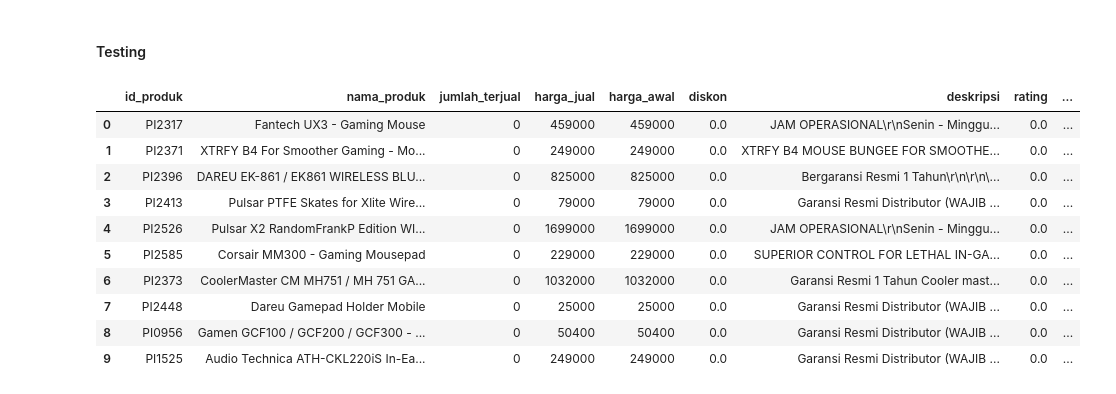
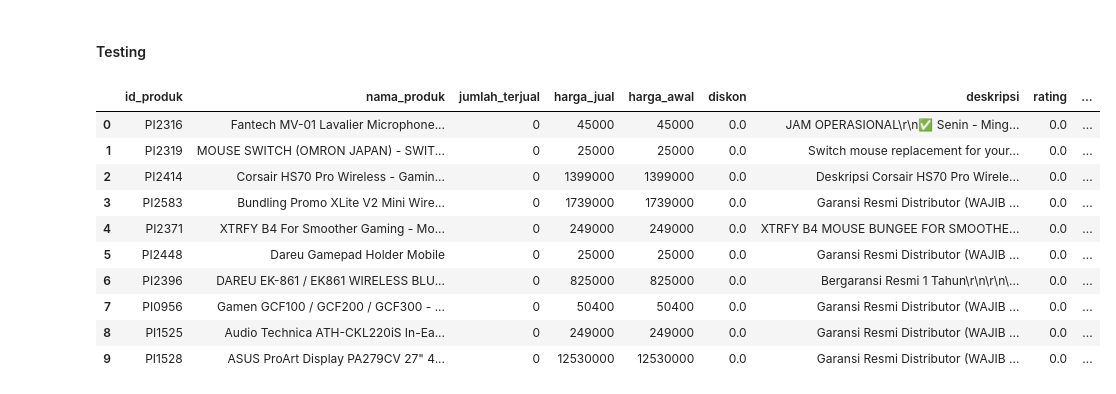
Before and after one commit to picessakresna/GoodGamingShop-Recommendation-Website, a Jupyter notebook: final-project/data-analysis/analysis-goodgamingshop1 (1).ipynb, the cells around one changed output. Saved outputs shown, nothing was run; the diff lists cells and outputs as text; code cells hidden in the pictures.

```diff
--- a/final-project/data-analysis/analysis-goodgamingshop1 (1).ipynb
+++ b/final-project/data-analysis/analysis-goodgamingshop1 (1).ipynb
@@ -488,8 +488,8 @@ def get_recommendations(product_ids, user_id, df_products, df_reviews, pivot_tab
 # %%
 product_ids = ['PI0088', 'PI0188']
 user_id = 'UI0008'
-recommendations = get_recommendations(product_ids, user_id, df_products, df_reviews, pivot_table, indices, cosine_sim_tfidf, num_scores, cosine_sim_cf, algo, 10)
+recommendations = get_recommendations(product_ids, user_id, df_products, df_reviews, pivot_table, indices, cosine_sim_tfidf, num_scores, cosine_sim_cf, algo, 120)
 recommendations = pd.json_normalize(recommendations)
-recommendations
+recommendations.head(10)
 # %% [output]
 |  | id_produk | nama_produk | jumlah_terjual | harga_jual | harga_awal | diskon | deskripsi | rating | ... |
@@ -572,8 +582,8 @@ def get_user_based_recommendations(user_id, df_products, pivot_table, cosine_sim
 ### Testing
 # %%
 user_id = 'UI0008'
-recommendations = get_user_based_recommendations(user_id, df_products, pivot_table, cosine_sim_cf, algo, 10)
+recommendations = get_user_based_recommendations(user_id, df_products, pivot_table, cosine_sim_cf, algo, 120)
 recommendations = pd.json_normalize(recommendations)
-recommendations
+recommendations.head(10)
 # %% [output]
 |  | id_produk | nama_produk | jumlah_terjual | harga_jual | harga_awal | diskon | deskripsi | rating | ... |
@@ -624,8 +644,8 @@ def get_unrated_products(user_id, df_reviews, df_products, algo, n_recommendatio
 #### Testing
 # %%
 user_id = 'UI0008'
-recommendations = get_unrated_products(user_id, df_reviews, df_products, algo, 10)
+recommendations = get_unrated_products(user_id, df_reviews, df_products, algo, 120)
 recommendations = pd.json_normalize(recommendations)
-recommendations
+recommendations.head(10)
 # %% [output]
 |  | id_produk | nama_produk | jumlah_terjual | harga_jual | harga_awal | diskon | deskripsi | rating | ... |
@@ -669,18 +699,18 @@ def get_products_with_zero_sales(df_products, user_id, algo, n_recommendations=N
 #### Testing
 # %%
 user_id = 'UI0008'
-recommendations = get_products_with_zero_sales(df_products, user_id, algo, 10)
+recommendations = get_products_with_zero_sales(df_products, user_id, algo, 120)
 recommendations = pd.json_normalize(recommendations)
-recommendations
+recommendations.head(10)
 # %% [output]
 |  | id_produk | nama_produk | jumlah_terjual | harga_jual | harga_awal | diskon | deskripsi | rating | ... |
-| 0 | PI2317 | Fantech UX3 - Gaming Mouse | 0 | 459000 | 459000 | 0.0 | JAM OPERASIONAL\r\nSenin - Minggu... | 0.0 | ... |
-| 1 | PI2371 | XTRFY B4 For Smoother Gaming - Mo... | 0 | 249000 | 249000 | 0.0 | XTRFY B4 MOUSE BUNGEE FOR SMOOTHE... | 0.0 | ... |
-| 2 | PI2396 | DAREU EK-861 / EK861 WIRELESS BLU... | 0 | 825000 | 825000 | 0.0 | Bergaransi Resmi 1 Tahun\r\n\r\n\... | 0.0 | ... |
-| 3 | PI2413 | Pulsar PTFE Skates for Xlite Wire... | 0 | 79000 | 79000 | 0.0 | Garansi Resmi Distributor (WAJIB ... | 0.0 | ... |
-| 4 | PI2526 | Pulsar X2 RandomFrankP Edition WI... | 0 | 1699000 | 1699000 | 0.0 | JAM OPERASIONAL\r\nSenin - Minggu... | 0.0 | ... |
-| 5 | PI2585 | Corsair MM300 - Gaming Mousepad | 0 | 229000 | 229000 | 0.0 | SUPERIOR CONTROL FOR LETHAL IN-GA... | 0.0 | ... |
-| 6 | PI2373 | CoolerMaster CM MH751 / MH 751 GA... | 0 | 1032000 | 1032000 | 0.0 | Garansi Resmi 1 Tahun Cooler mast... | 0.0 | ... |
-| 7 | PI2448 | Dareu Gamepad Holder Mobile | 0 | 25000 | 25000 | 0.0 | Garansi Resmi Distributor (WAJIB ... | 0.0 | ... |
-| 8 | PI0956 | Gamen GCF100 / GCF200 / GCF300 - ... | 0 | 50400 | 50400 | 0.0 | Garansi Resmi Distributor (WAJIB ... | 0.0 | ... |
-| 9 | PI1525 | Audio Technica ATH-CKL220iS In-Ea... | 0 | 249000 | 249000 | 0.0 | Garansi Resmi Distributor (WAJIB ... | 0.0 | ... |
+| 0 | PI2316 | Fantech MV-01 Lavalier Microphone... | 0 | 45000 | 45000 | 0.0 | JAM OPERASIONAL\r\n✅ Senin - Ming... | 0.0 | ... |
+| 1 | PI2319 | MOUSE SWITCH (OMRON JAPAN) - SWIT... | 0 | 25000 | 25000 | 0.0 | Switch mouse replacement for your... | 0.0 | ... |
+| 2 | PI2414 | Corsair HS70 Pro Wireless - Gamin... | 0 | 1399000 | 1399000 | 0.0 | Deskripsi Corsair HS70 Pro Wirele... | 0.0 | ... |
+| 3 | PI2583 | Bundling Promo XLite V2 Mini Wire... | 0 | 1739000 | 1739000 | 0.0 | Garansi Resmi Distributor (WAJIB ... | 0.0 | ... |
+| 4 | PI2371 | XTRFY B4 For Smoother Gaming - Mo... | 0 | 249000 | 249000 | 0.0 | XTRFY B4 MOUSE BUNGEE FOR SMOOTHE... | 0.0 | ... |
+| 5 | PI2448 | Dareu Gamepad Holder Mobile | 0 | 25000 | 25000 | 0.0 | Garansi Resmi Distributor (WAJIB ... | 0.0 | ... |
+| 6 | PI2396 | DAREU EK-861 / EK861 WIRELESS BLU... | 0 | 825000 | 825000 | 0.0 | Bergaransi Resmi 1 Tahun\r\n\r\n\... | 0.0 | ... |
+| 7 | PI0956 | Gamen GCF100 / GCF200 / GCF300 - ... | 0 | 50400 | 50400 | 0.0 | Garansi Resmi Distributor (WAJIB ... | 0.0 | ... |
+| 8 | PI1525 | Audio Technica ATH-CKL220iS In-Ea... | 0 | 249000 | 249000 | 0.0 | Garansi Resmi Distributor (WAJIB ... | 0.0 | ... |
+| 9 | PI1528 | ASUS ProArt Display PA279CV 27" 4... | 0 | 12530000 | 12530000 | 0.0 | Garansi Resmi Distributor (WAJIB ... | 0.0 | ... |
```
Also changed, not shown: parts of 7 cells of this notebook.
